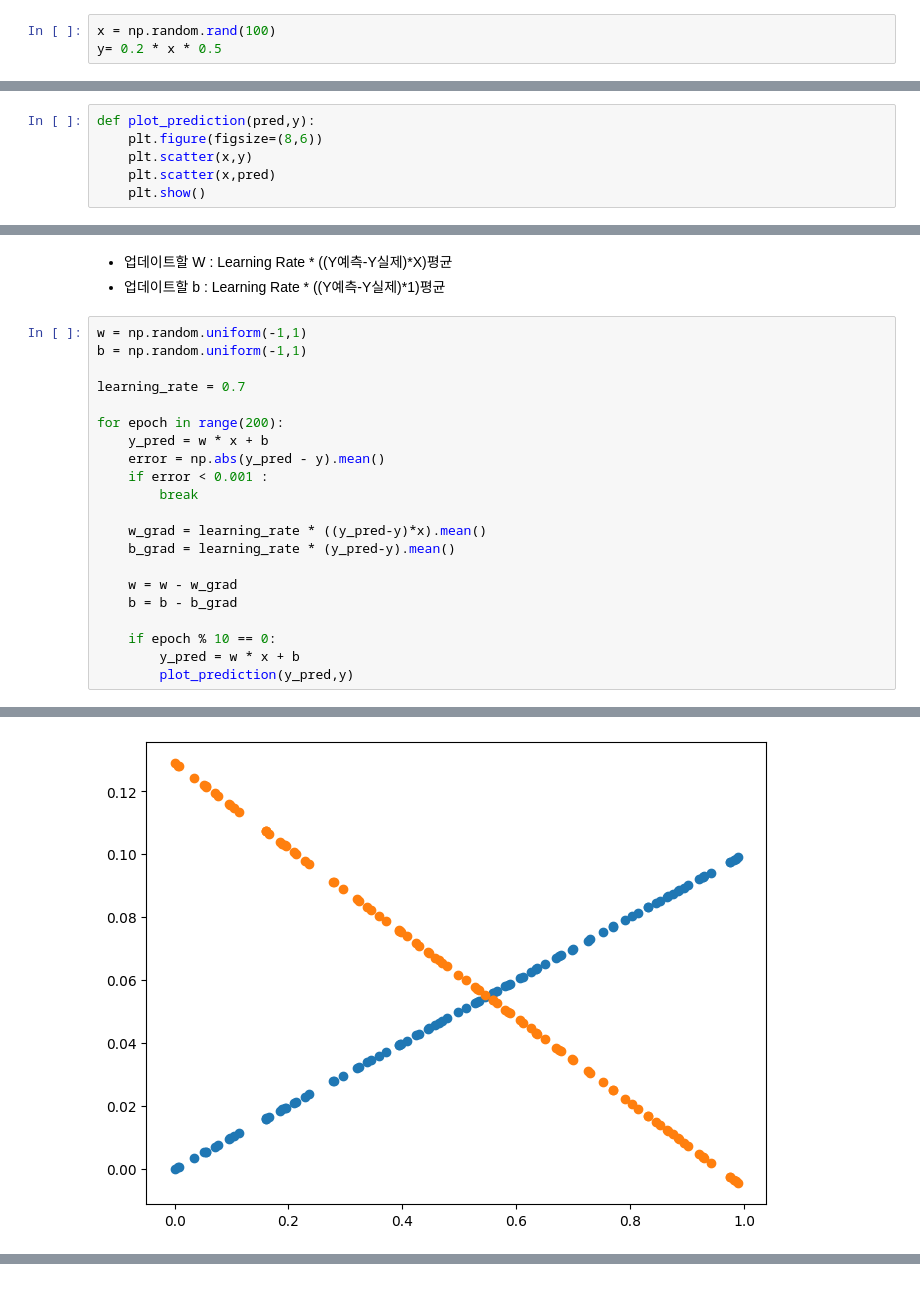
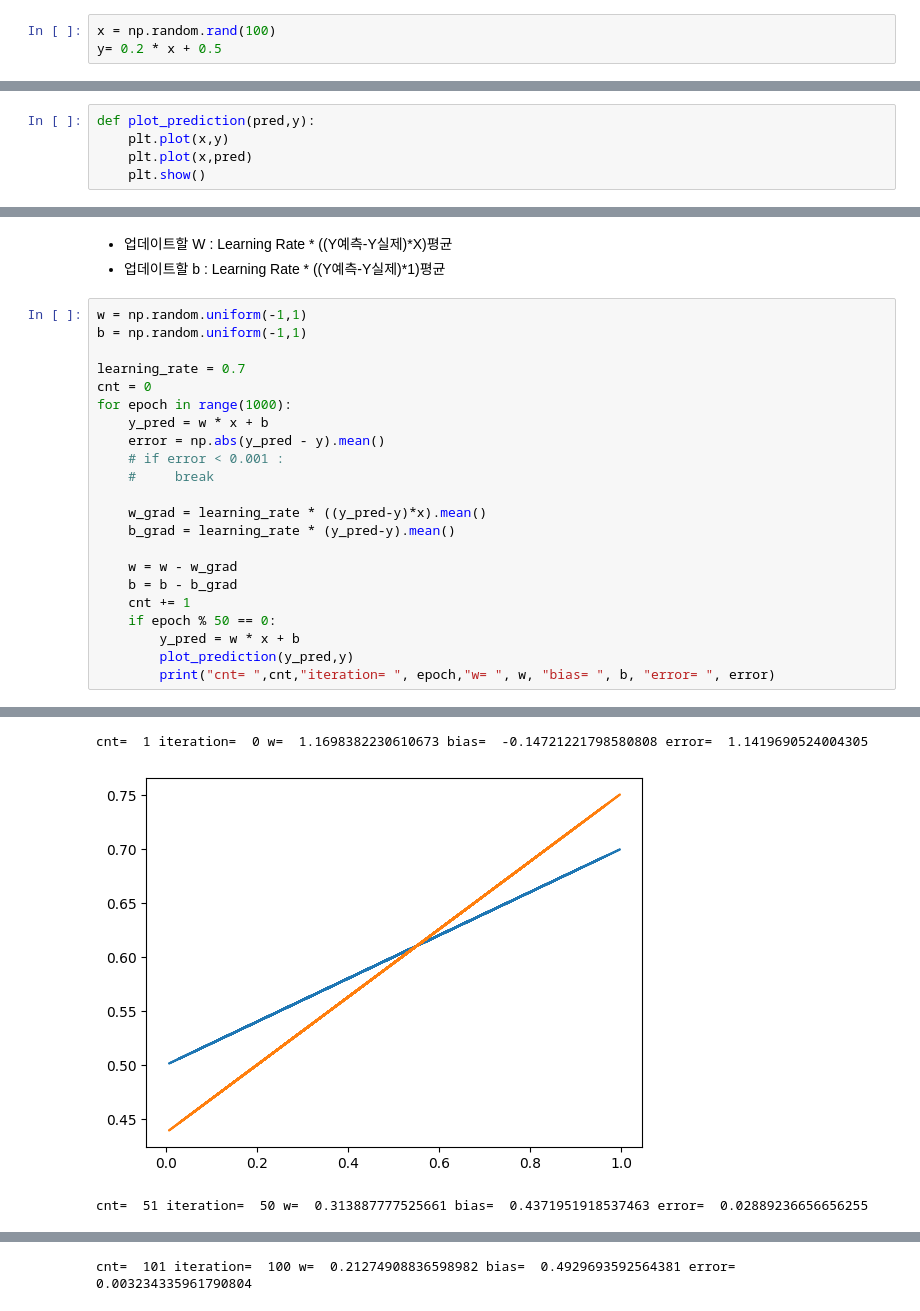
Before and after one commit to 8721son/ML-exercise, a Jupyter notebook: Exercise/GD/GD.ipynb, the cells around one changed output, grey strips where cells are left out. Drawn from its saved outputs; the diff is of its cells as text.

```diff
--- a/Exercise/GD/GD.ipynb
+++ b/Exercise/GD/GD.ipynb
@@ -3,4 +3,4 @@ import numpy as np
 import matplotlib.pyplot as plt
 # %%
 x = np.random.rand(100)
-y= 0.2 * x * 0.5
+y= 0.2 * x + 0.5
@@ -13,8 +7,7 @@ plt.show()
 # %%
 def plot_prediction(pred,y):
-    plt.figure(figsize=(8,6))
-    plt.scatter(x,y)
-    plt.scatter(x,pred)
+    plt.plot(x,y)
+    plt.plot(x,pred)
     plt.show()
 # %% [markdown]
 ## Gradient Descent 구현
@@ -26,20 +19,21 @@ w = np.random.uniform(-1,1)
 b = np.random.uniform(-1,1)
 
 learning_rate = 0.7
-
-for epoch in range(200):
+cnt = 0
+for epoch in range(1000):
     y_pred = w * x + b
     error = np.abs(y_pred - y).mean()
-    if error < 0.001 :
-        break
+    # if error < 0.001 :
+    #     break
 
     w_grad = learning_rate * ((y_pred-y)*x).mean()
     b_grad = learning_rate * (y_pred-y).mean()
 
     w = w - w_grad
     b = b - b_grad
-
-    if epoch % 10 == 0:
+    cnt += 1
+    if epoch % 50 == 0:
         y_pred = w * x + b
         plot_prediction(y_pred,y)
+        print("cnt= ",cnt,"iteration= ", epoch,"w= ", w, "bias= ", b, "error= ", error)
 # %% [output]
@@ -47 +41,3 @@ for epoch in range(200):
+cnt=  1 iteration=  0 w=  1.1698382230610673 bias=  -0.14721221798580808 error=  1.1419690524004305
-[figure, old version]
+[figure, new version]
+cnt=  51 iteration=  50 w=  0.313887777525661 bias=  0.4371951918537463 error=  0.02889236656656255
@@ -48,0 +45 @@ for epoch in range(200):
+cnt=  101 iteration=  100 w=  0.21274908836598982 bias=  0.4929693592564381 error=  0.003234335961790804
```
Also changed, not shown: parts of 2 cells of this notebook, 4 other files.
